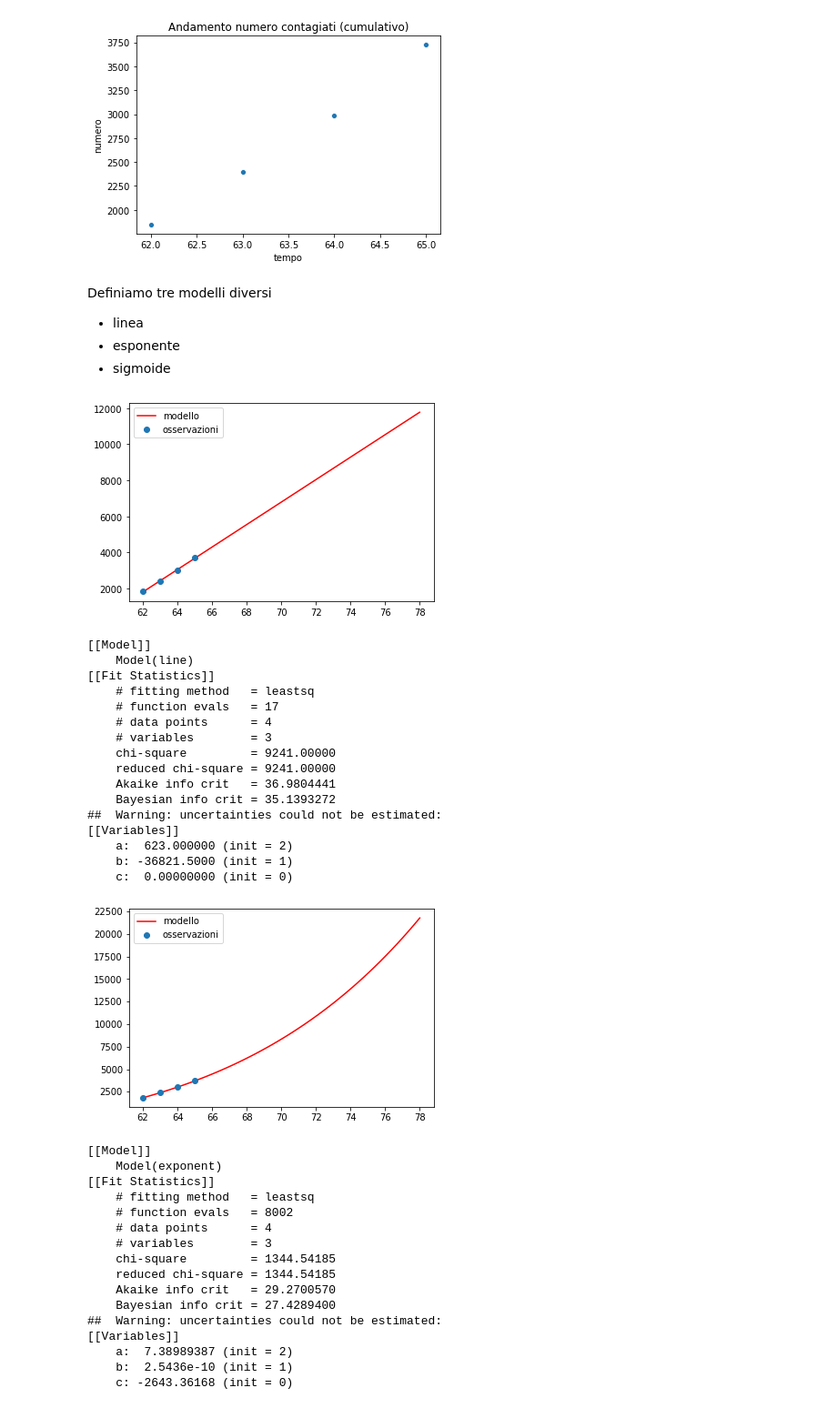
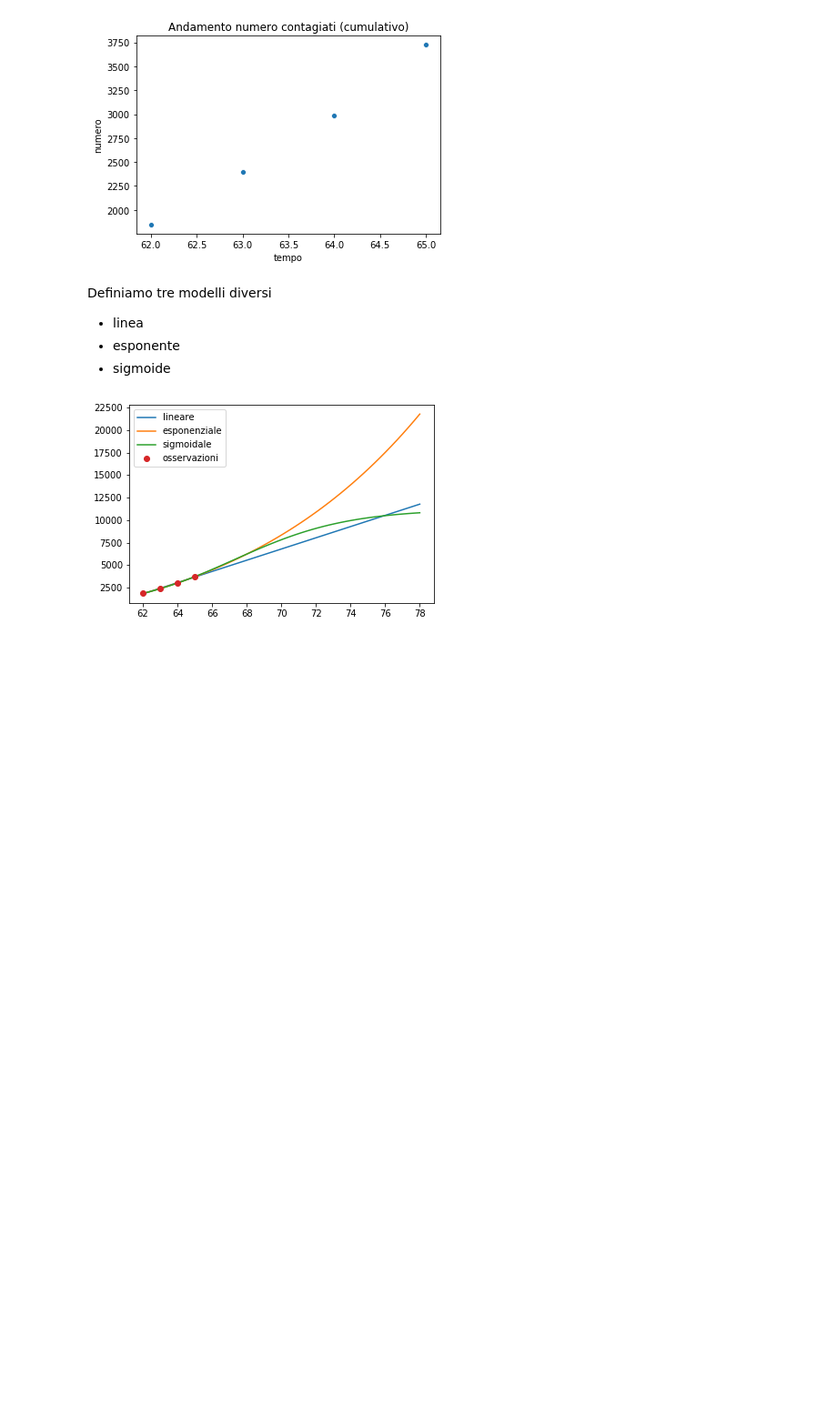
Before and after one commit to ondata/covid19italia, a Jupyter notebook: visualizzazione/analisi_predittiva.ipynb, the cells around one changed output. Shown at 91% size. Cells and saved outputs as stored; diff of their text form; code cells hidden in the pictures; blank space fills up the shorter version.

Commit message:
unisci figure

```diff
--- a/visualizzazione/analisi_predittiva.ipynb
+++ b/visualizzazione/analisi_predittiva.ipynb
@@ -62,59 +62,26 @@ def sigmoid(x, a, b, c):
 sig_init_params = { 'a': 0.001, 'b': 500, 'c':4000 }
 
 all_models_and_initial_params = [
-    [line, line_init_params],
-    [exponent, exp_init_params],
-    [sigmoid, sig_init_params]
+    ['lineare', line, line_init_params],
+    ['esponenziale', exponent, exp_init_params],
+    ['sigmoidale', sigmoid, sig_init_params]
 ]
 # %%
 df_x = df_by_datetime['tempo'].values
 df_y = df_by_datetime['numero'].values
 
-for mod, init_params in all_models_and_initial_params:
+for mod_name, mod, init_params in all_models_and_initial_params:
 
     model  = Model(mod)
     result = model.fit( df_y, x=df_x, **init_params)
 
     all_year = np.linspace(np.min(df_x), np.max(df_x)*1.2)
     predictions = result.eval(x=all_year)
-    plt.plot(all_year, predictions, 'r-', label='modello')
-    plt.plot(df_x, df_y, 'o', label='osservazioni')
-    plt.legend(loc='best')
-    plt.show()
+    plt.plot(all_year, predictions, label=mod_name)
+    #print(result.fit_report())   # decommenta questa linea per ottenere le metriche
 
-    print(result.fit_report())
+plt.plot(df_x, df_y, 'o', label='osservazioni')
+plt.legend(loc='best')
+plt.show()
 # %% [output]
-[figure, old version]
+[figure, new version]
-[[Model]]
-    Model(line)
-[[Fit Statistics]]
-    # fitting method   = leastsq
-    # function evals   = 17
-    # data points      = 4
-    # variables        = 3
-    chi-square         = 9241.00000
-    reduced chi-square = 9241.00000
-    Akaike info crit   = 36.9804441
-    Bayesian info crit = 35.1393272
-##  Warning: uncertainties could not be estimated:
-[[Variables]]
-    a:  623.000000 (init = 2)
-    b: -36821.5000 (init = 1)
-    c:  0.00000000 (init = 0)
-[figure, removed]
-[[Model]]
-    Model(exponent)
-[[Fit Statistics]]
-    # fitting method   = leastsq
-    # function evals   = 8002
-    # data points      = 4
-    # variables        = 3
-    chi-square         = 1344.54185
-    reduced chi-square = 1344.54185
-    Akaike info crit   = 29.2700570
-    Bayesian info crit = 27.4289400
-##  Warning: uncertainties could not be estimated:
-[[Variables]]
-    a:  7.38989387 (init = 2)
-    b:  2.5436e-10 (init = 1)
-    c: -2643.36168 (init = 0)
```
Also changed, not shown: parts of 1 cell of this notebook.
